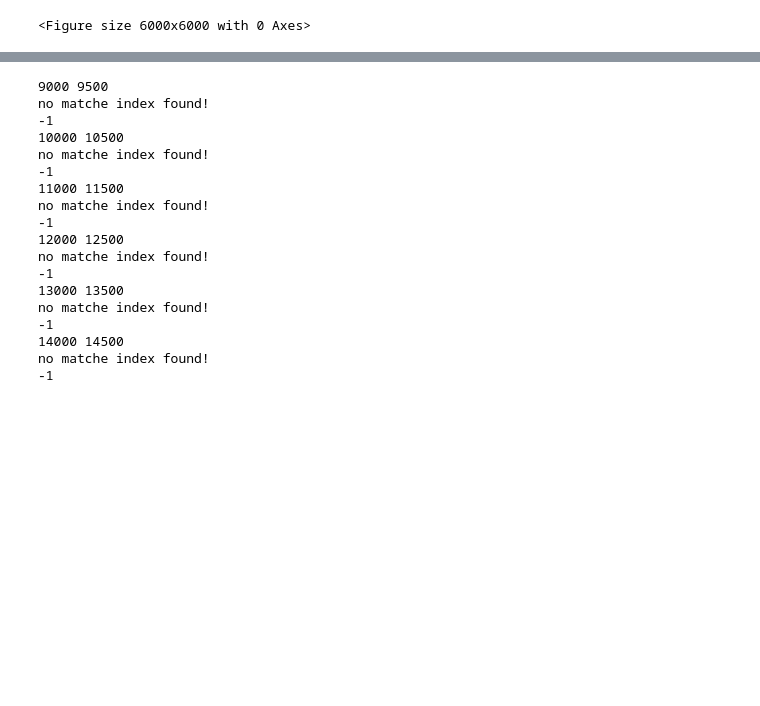
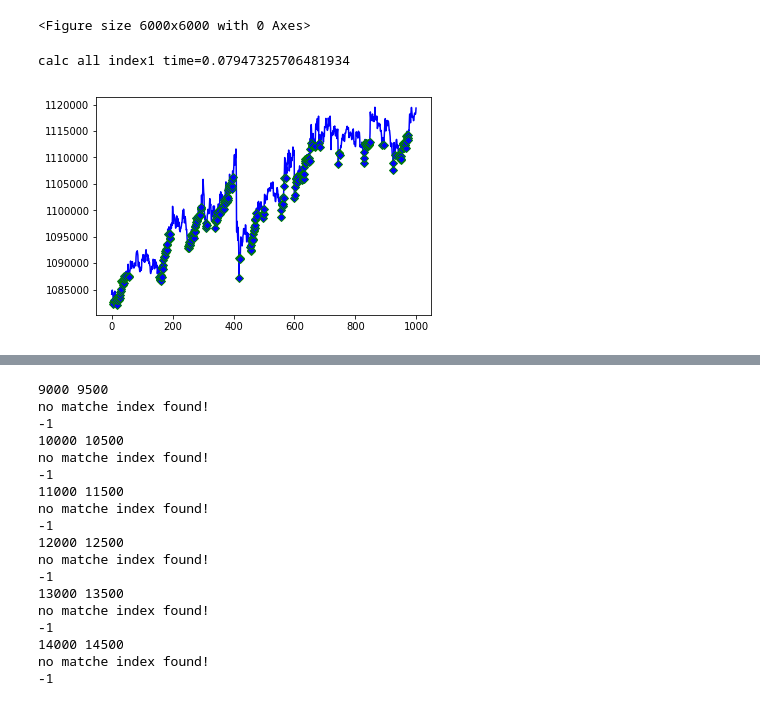
Before and after one commit to alunfes/flyer-bot, a Jupyter notebook: lightgbm_price.ipynb, the cells around one changed output, grey strips where cells are left out. Drawn from its saved outputs; the diff is of its cells as text; code cells hidden in the pictures; blank space fills up the shorter version.

```diff
--- a/lightgbm_price.ipynb
+++ b/lightgbm_price.ipynb
@@ -1826,0 +1918,24 @@ multi.gpu_count()
+# %%
+futurel_kijun = 3000
+sim_pl = 100000
+future_period = 30
+num_term = 100
+window_term = 10
+
+
+OneMinMarketData.initialize_for_bot(num_term, window_term, future_period, futurel_kijun, 1000)
+# %% [output]
+calc all index1 time=0.07947325706481934
+# %%
+pl = 5000
+ls = 1000
+side = ''
+buy_points, sell_points = OneMinMarketData.calc_pl_ls_points(side, pl, ls, OneMinMarketData.ohlc)
+# %%
+xs = list(range(len(OneMinMarketData.ohlc.close)))
+ys = OneMinMarketData.ohlc.close
+markers_on = buy_points
+plt.plot(xs, ys, '-gD', markevery=markers_on, color='blue', markeredgecolor='green')
+plt.show()
+# %% [output]
+[figure, added]
```
Also changed, not shown: parts of 19 cells of this notebook, 3 other files.
